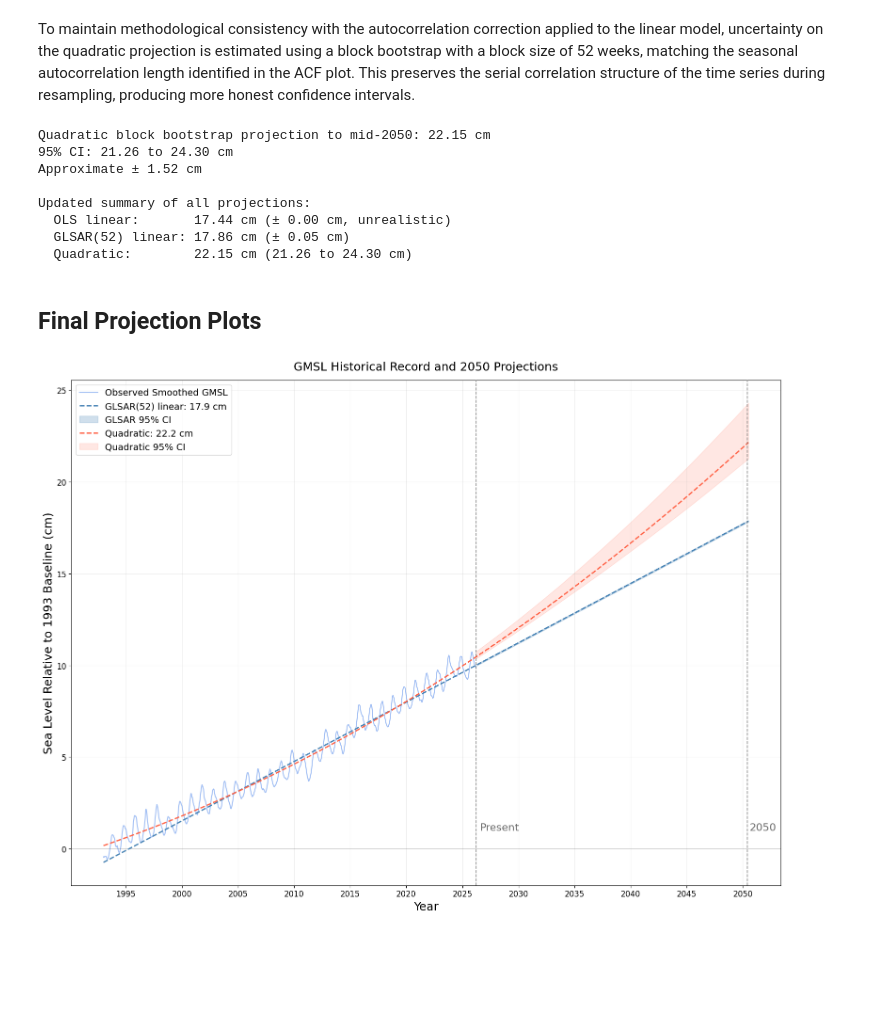
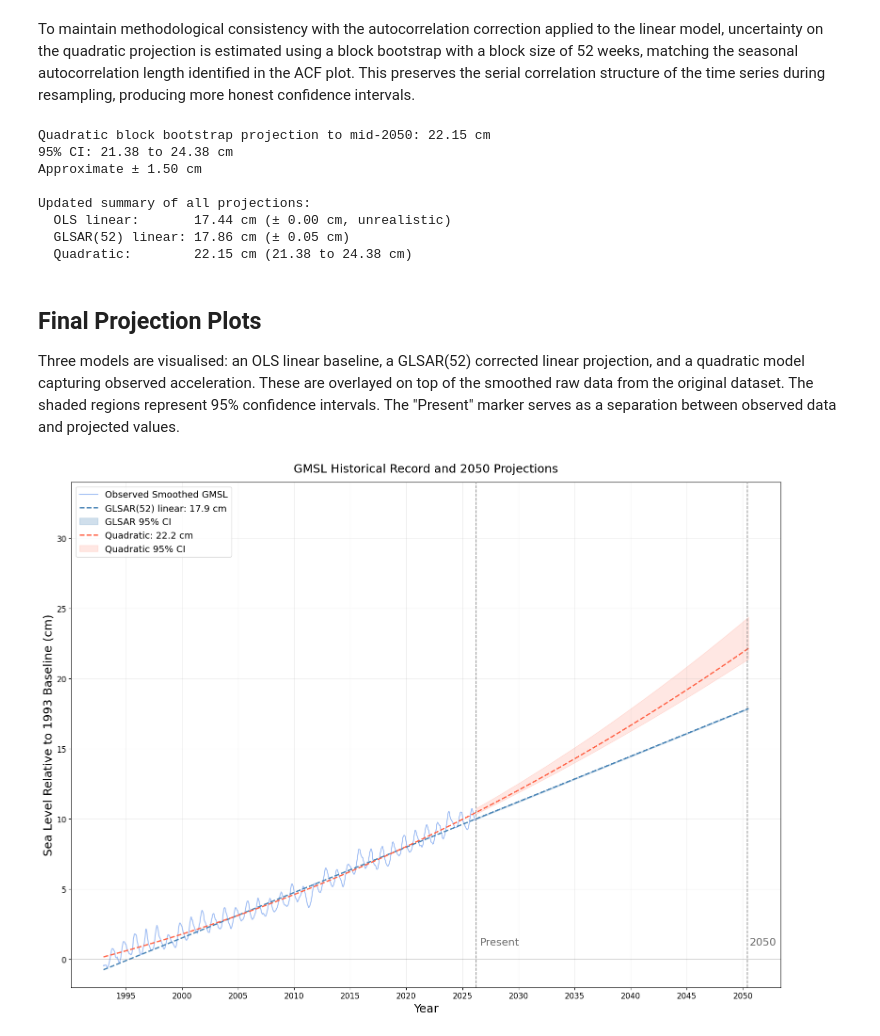
Before and after one commit to MattOTI/sea-level-rise, a Jupyter notebook: notebooks/sea_level_analysis.ipynb, the cells around one changed output. Cells and saved outputs as stored; diff of their text form; code cells hidden in the pictures; blank space fills up the shorter version.

```diff
--- a/notebooks/sea_level_analysis.ipynb
+++ b/notebooks/sea_level_analysis.ipynb
@@ -16,7 +16,7 @@ import statsmodels.api as sm
 from statsmodels.stats.stattools import durbin_watson # Later testing for autocorrelation
 import os
 # %%
-DATA_PATH = os.path.join(os.getcwd(),'data', 'NASA_SSH_GMSL_INDICATOR.txt')
+DATA_PATH = os.path.join(os.getcwd(), '..', 'data', 'NASA_SSH_GMSL_INDICATOR.txt')
 
 # Load the file, skipping header lines
 df = pd.read_csv(
@@ -331,18 +371,15 @@ The corrected rate of rise is **3.236 mm/year** (vs 3.099 mm/year under OLS), wi
 # %%
-gmsl_2050_gls = gls_slope * projection_year + gls_intercept # GLSAR projection to 2050
+gmsl_2050_gls = gls_slope * projection_year + gls_intercept
 
-se_proj_gls = gls_se * np.sqrt(1 + 1/n_gls + (projection_year - x_mean_gls)**2 / # Prediction interval using corrected standard error
+n_gls = len(x)
+x_mean_gls = np.mean(x)
+se_proj_gls = gls_se * np.sqrt(1 + 1/n_gls + (projection_year - x_mean_gls)**2 /
                                 np.sum((x - x_mean_gls)**2))
 ci_95_gls = 1.96 * se_proj_gls
 
 print(f"GLSAR(52) Projection to mid-2050: {gmsl_2050_gls:.2f} cm")
 print(f"95% CI: ± {ci_95_gls:.2f} cm")
 print(f"Range: {gmsl_2050_gls - ci_95_gls:.2f} to {gmsl_2050_gls + ci_95_gls:.2f} cm")
-print()
-print(f"Summary of all projections:")
-print(f"  OLS linear:       {gmsl_2050:.2f} cm (± {ci_95:.2f} cm)")
-print(f"  GLSAR(52) linear: {gmsl_2050_gls:.2f} cm (± {ci_95_gls:.2f} cm)")
-print(f"  Quadratic:        {gmsl_2050_quad:.2f} cm")
 # %% [output]
 GLSAR(52) Projection to mid-2050: 17.86 cm
 95% CI: ± 0.05 cm
@@ -369,7 +401,7 @@ Quadratic projection to mid-2050: 22.15 cm
 To maintain methodological consistency with the autocorrelation correction applied to the linear model, uncertainty on the quadratic projection is estimated using a block bootstrap with a block size of 52 weeks, matching the seasonal autocorrelation
 length identified in the ACF plot. This preserves the serial correlation structure of the time series during resampling, producing more honest confidence intervals.
 # %%
-np.random.seed(42)  # Reproducibility
+np.random.seed(67)  # Reproducibility
 n_bootstrap = 1000
 block_size = 52
 n = len(x)
@@ -404,15 +436,17 @@ print(f"  GLSAR(52) linear: {gmsl_2050_gls:.2f} cm (± {ci_95_gls:.2f} cm)")
 print(f"  Quadratic:        {gmsl_2050_quad:.2f} cm ({ci_low_quad:.2f} to {ci_high_quad:.2f} cm)")
 # %% [output]
 Quadratic block bootstrap projection to mid-2050: 22.15 cm
-95% CI: 21.26 to 24.30 cm
-Approximate ± 1.52 cm
+95% CI: 21.38 to 24.38 cm
+Approximate ± 1.50 cm
 
 Updated summary of all projections:
   OLS linear:       17.44 cm (± 0.00 cm, unrealistic)
   GLSAR(52) linear: 17.86 cm (± 0.05 cm)
-  Quadratic:        22.15 cm (21.26 to 24.30 cm)
+  Quadratic:        22.15 cm (21.38 to 24.38 cm)
 # %% [markdown]
 ## Final Projection Plots
+
+Three models are visualised: an OLS linear baseline, a GLSAR(52) corrected linear projection, and a quadratic model capturing observed acceleration. These are overlayed on top of the smoothed raw data from the original dataset. The shaded regions represent 95% confidence intervals. The "Present" marker serves as a separation between observed data and projected values.
 # %%
 x_hist = np.linspace(x.min(), x.max(), 1000)
 x_future = np.linspace(x.max(), projection_year, 200)
@@ -432,7 +466,7 @@ y_quad_full = np.polyval(coeffs, x_full)
 y_quad_future = np.polyval(coeffs, x_future)
 
 bootstrap_curves_future = []
-np.random.seed(42)
+np.random.seed(67)
 for _ in range(1000):
     block_starts = np.random.randint(0, n - block_size, size=n_blocks)
     indices = np.concatenate([np.arange(s, s + block_size)
@@ -470,32 +504,33 @@ ax.plot(full_dates, y_quad_full,
         color='tomato', linewidth=2, linestyle='--',
         label=f'Quadratic: {gmsl_2050_quad:.1f} cm', zorder=3)
 
 ax.fill_between(future_dates, ci_low_curve, ci_high_curve,
                 color='tomato', alpha=0.15,
                 label=f'Quadratic 95% CI')
 
 ax.axvline(x=present_date, color='dimgrey', linestyle='--',
            linewidth=1.2, alpha=0.8, zorder=4)
 ax.text(datetime(2026, 8, 1), 1, 'Present', color='dimgrey', fontsize=16)
 
 ax.axvline(x=datetime(2050, 6, 1), color='dimgrey',
            linestyle='--', linewidth=1.2, alpha=0.8, zorder=4)
 ax.text(datetime(2050, 8, 1), 1, '2050', color='dimgrey', fontsize=16)
 
 ax.axhline(y=0, color='black', linestyle='-', linewidth=0.5, alpha=0.3)
 
 ax.set_title('GMSL Historical Record and 2050 Projections',
              fontsize=18, pad=15)
 ax.set_xlabel('Year', fontsize=18)
 ax.set_ylabel('Sea Level Relative to 1993 Baseline (cm)', fontsize=18)
 ax.xaxis.set_major_locator(mdates.YearLocator(5))
 ax.xaxis.set_major_formatter(mdates.DateFormatter('%Y'))
 ax.tick_params(axis='both', labelsize=12)
 ax.legend(fontsize=14, loc='upper left')
 ax.grid(True, alpha=0.2)
+ax.set_ylim(-2, 34)
 
 plt.tight_layout()
-plt.savefig('images/gmsl_projection.png', dpi=150, bbox_inches='tight')
+plt.savefig('../images/gmsl_projection.png', dpi=150, bbox_inches='tight')
 plt.show()
 # %% [output]
-[figure, old version]
+[figure, new version]
```
Also changed, not shown: parts of 21 cells of this notebook, 6 other files.
